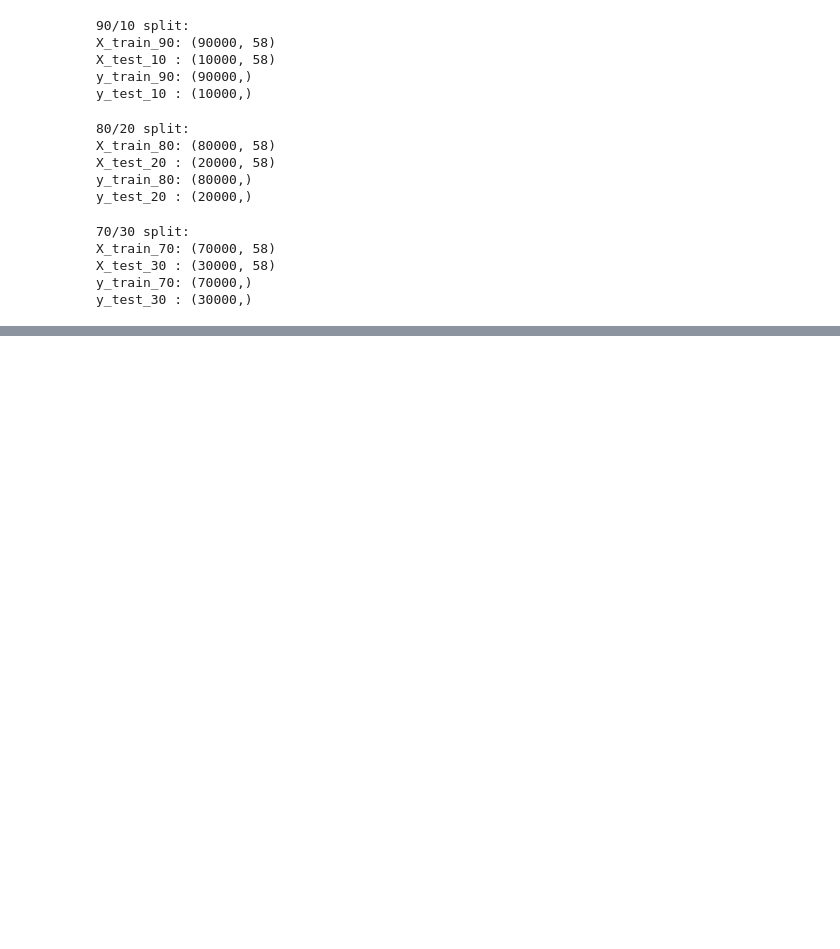
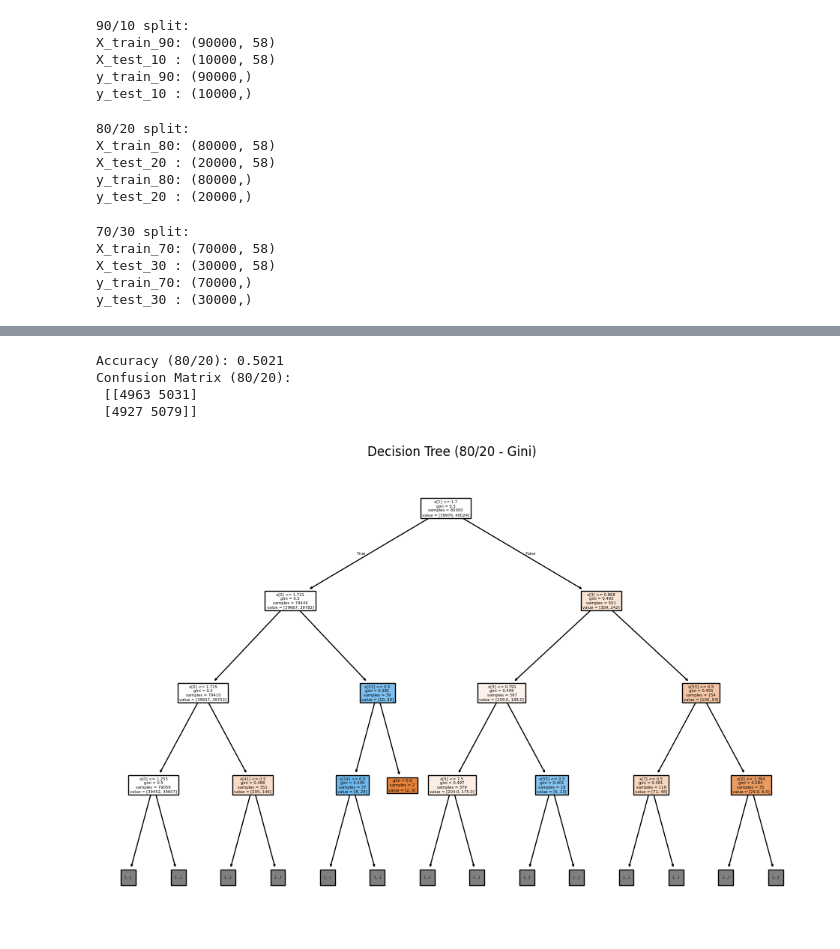
Before and after one commit to noor-gh06/Cybercrime-DataMining, a Jupyter notebook: phase3.ipynb, the cells around one changed output, grey strips where cells are left out. Drawn from its saved outputs; the diff is of its cells as text; code cells hidden in the pictures; blank space fills up the shorter version.

```diff
--- a/phase3.ipynb
+++ b/phase3.ipynb
@@ -630,0 +676,23 @@ y_test_30 : (30000,)
+# %%
+#(80/20)
+model_80 = DecisionTreeClassifier(criterion='gini')
+model_80.fit(X_train_80, y_train_80)
+
+y_pred_80 = model_80.predict(X_test_20)
+
+acc_80 = accuracy_score(y_test_20, y_pred_80)
+print("Accuracy (80/20):", acc_80)
+
+cm_80 = confusion_matrix(y_test_20, y_pred_80)
+print("Confusion Matrix (80/20):\n", cm_80)
+
+plt.figure(figsize=(12,8))
+plot_tree(model_80, filled=True, max_depth=3)
+plt.title("Decision Tree (80/20 - Gini)")
+plt.show()
+# %% [output]
+Accuracy (80/20): 0.5021
+Confusion Matrix (80/20):
+ [[4963 5031]
+ [4927 5079]]
+[figure, added]
```
Also changed, not shown: parts of 15 cells of this notebook.
